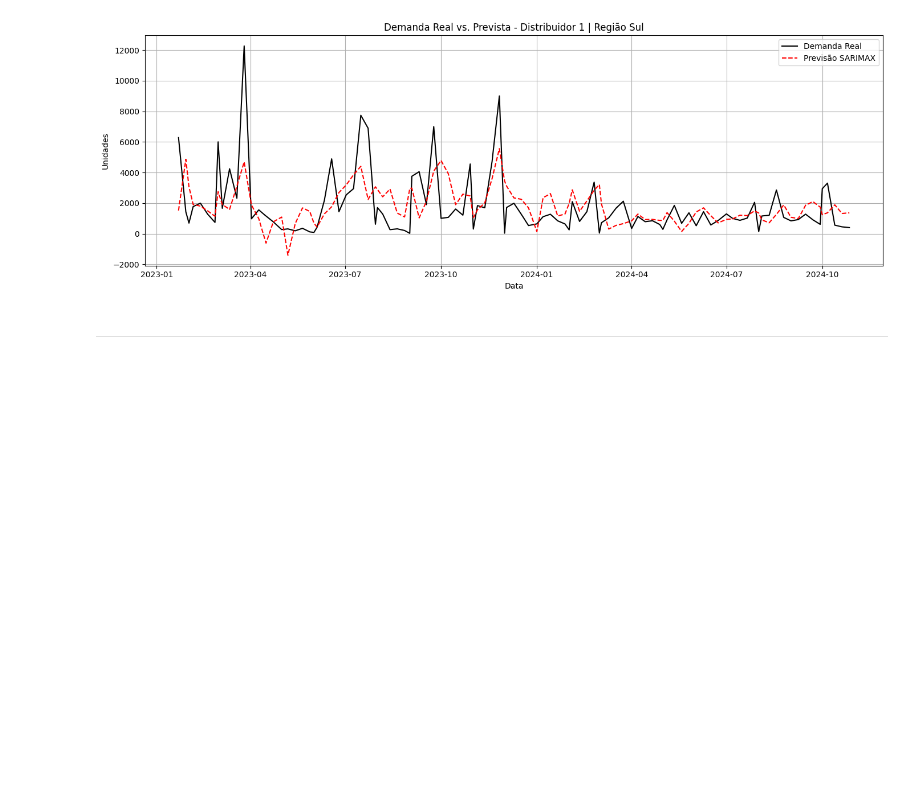
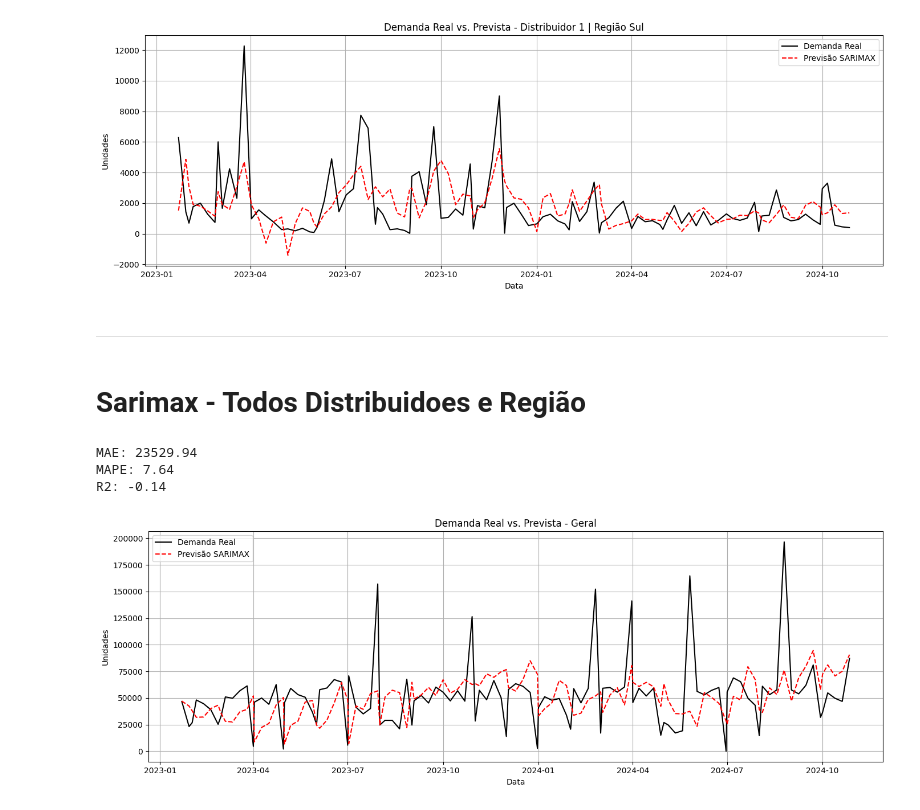
Before and after one commit to HenryJKS/kaggle-cases, a Jupyter notebook: IQVIA - Projeto Semanal de Demanda/Model - Sarimax.ipynb, the cells around one changed output. Drawn from its saved outputs; the diff is of its cells as text; code cells hidden in the pictures; blank space fills up the shorter version.

```diff
--- a/IQVIA - Projeto Semanal de Demanda/Model - Sarimax.ipynb
+++ b/IQVIA - Projeto Semanal de Demanda/Model - Sarimax.ipynb
@@ -86,11 +87,12 @@ Rejeita Hipótese Nula, é uma série estacionária
 df = pd.read_csv('Data/dataset-case-iqvia.csv', sep=',')
 # %%
 def sarimax_group(dsupp_id, region_nm):
-    # Pré-processamento
+
     df_filtered = df[(df['dsupp_id'] == dsupp_id) & (df['region_nm'] == region_nm)].copy()
-
     df_filtered = df_filtered.groupby(['week_dt', 'dsupp_id', 'region_nm'])['units_qty'].sum().reset_index()
     df_filtered['week_dt'] = pd.to_datetime(df_filtered['week_dt'])
+    df_filtered = df_filtered.sort_values('week_dt')
+
     df_filtered = df_filtered.sort_values('week_dt')
     df_filtered.set_index('week_dt', inplace=True)
 
@@ -102,11 +104,11 @@ def sarimax_group(dsupp_id, region_nm):
     df_filtered['rolling_mean_6'] = df_filtered['units_qty'].shift(1).rolling(window=6).mean()
     df_filtered['rolling_mean_12'] = df_filtered['units_qty'].shift(1).rolling(window=12).mean()
     df_filtered['rolling_mean_13'] = df_filtered['units_qty'].shift(1).rolling(window=13).mean()
+
     df_filtered['rolling_std_3'] = df_filtered['units_qty'].shift(1).rolling(window=3).std()
     df_filtered['rolling_std_6'] = df_filtered['units_qty'].shift(1).rolling(window=6).std()
     df_filtered['rolling_std_13'] = df_filtered['units_qty'].shift(1).rolling(window=13).std()
 
-    # Features Temporais
     df_filtered['month'] = df_filtered.index.month
     df_filtered['week'] = df_filtered.index.isocalendar().week.astype(int)
     df_filtered['month_sin'] = np.sin(2 * np.pi * df_filtered['month'] / 12)
@@ -114,14 +116,15 @@ def sarimax_group(dsupp_id, region_nm):
     df_filtered['week_sin'] = np.sin(2 * np.pi * df_filtered['week'] / 52)
     df_filtered['week_cos'] = np.cos(2 * np.pi * df_filtered['week'] / 52)
 
-    # Diferença percentual semanal
-    df_filtered['delta_week'] = df_filtered['units_qty'].pct_change()
+    df_filtered['delta_week'] = df_filtered['units_qty'].pct_change(fill_method=None)
 
-    # Spike e lag de spike
     spike_threshold = df_filtered['units_qty'].quantile(0.80)
     df_filtered['spike'] = (df_filtered['units_qty'] > spike_threshold).astype(int)
     df_filtered['spike_lag1'] = df_filtered['spike'].shift(1)
+    df_filtered['spike_lag3'] = df_filtered['spike'].shift(3)
+    df_filtered['spike_lag6'] = df_filtered['spike'].shift(6)
 
+    # Remover linhas com valores ausentes
     df_filtered.dropna(inplace=True)
 
     # Variável target
@@ -160,7 +163,6 @@ def sarimax_group(dsupp_id, region_nm):
     print(f"MAPE: {round(mape, 2)}")
     print(f"R2: {round(r2, 2)}")
 
-    # Gráfico
     plt.figure(figsize=(14, 5))
     plt.plot(df_filtered.index, df_filtered['units_qty'], label='Demanda Real', color='black')
     plt.plot(df_filtered.index, df_filtered['forecast'], label='Previsão SARIMAX', color='red', linestyle='--')
@@ -182,3 +184,5 @@ R2: 0.23
 [figure]
 # %% [markdown]
 ---
+# %% [markdown]
+# Sarimax - Todos Distribuidoes e Região
@@ -184,0 +279,7 @@ R2: 0.23
+# %%
+model = sarimax_geral()
+# %% [output]
+MAE: 23529.94
+MAPE: 7.64
+R2: -0.14
+[figure, added]
```
Also changed, not shown: parts of 3 cells of this notebook.
